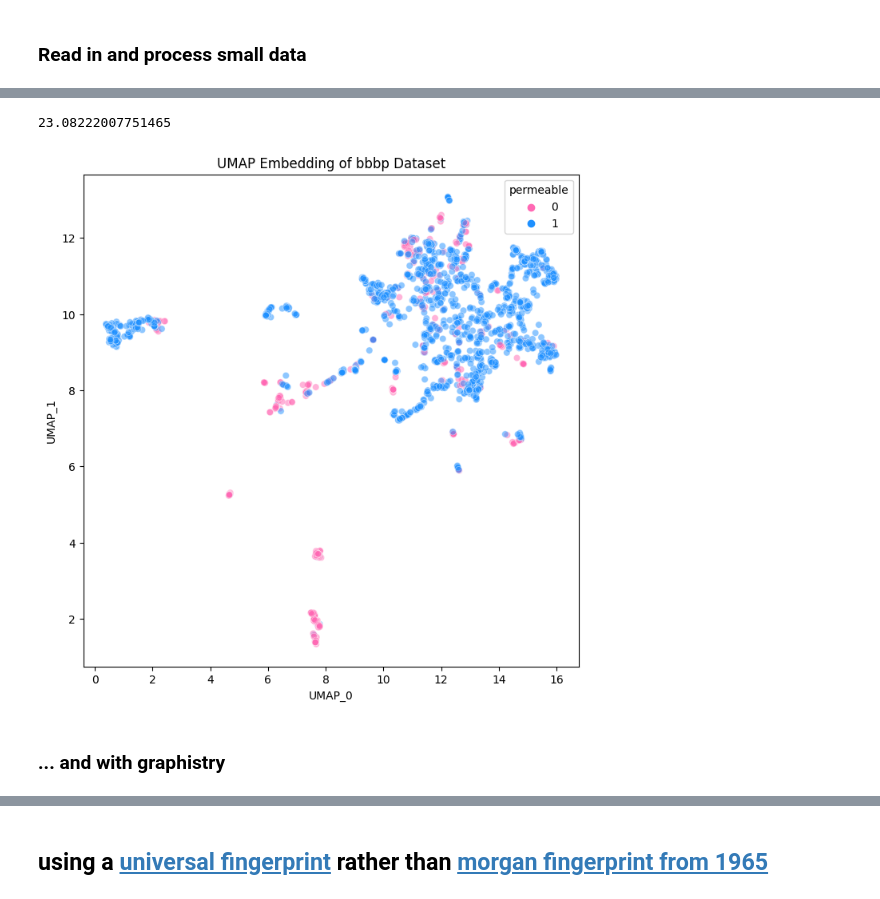
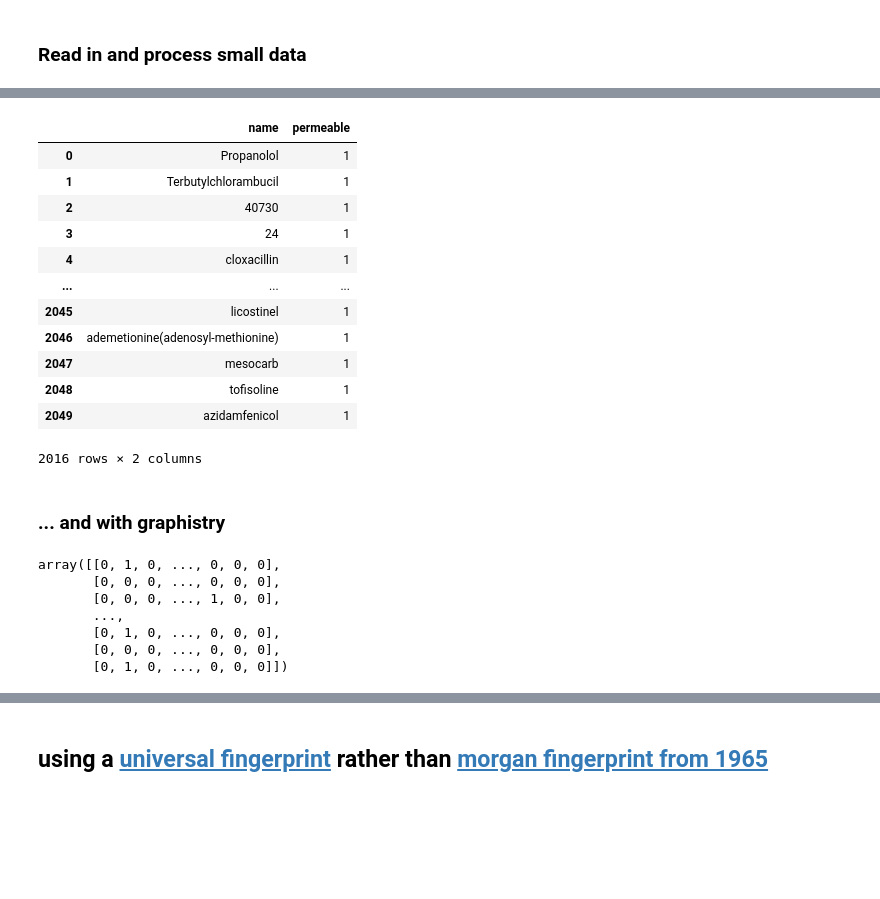
Before and after one commit to dcolinmorgan/grph, a Jupyter notebook: accelerating_chemical_mappings.ipynb, the cells around one changed output, grey strips where cells are left out. Cells and saved outputs as stored; diff of their text form; code cells hidden in the pictures; blank space fills up the shorter version.

```diff
--- a/accelerating_chemical_mappings.ipynb
+++ b/accelerating_chemical_mappings.ipynb
@@ -170,33 +168,54 @@ print(bbbp.shape)
 (2039, 3)
 # %%
-t=time()
-umap_model = umap.UMAP(metric = "jaccard",
-                      n_neighbors = 25,
-                      n_components = 2,
-                      low_memory = False,
-                      min_dist = 0.001)
-X_umap = umap_model.fit_transform(ecfp_descriptors)
-bbbp["UMAP_0"], bbbp["UMAP_1"] = X_umap[:,0], X_umap[:,1]
-print(time()-t)
-palette = sns.color_palette(["hotpink", "dodgerblue"])
-for method in ["UMAP"]:
-    plt.figure(figsize=(8,8))
-    sns.scatterplot(data=bbbp,
-                    x=f"{method}_0",
-                    y=f"{method}_1",
-                    hue="permeable",
-                    alpha=0.5,
-                    palette=palette)
-    plt.title(f"{method} Embedding of bbbp Dataset")
-    plt.show()
+# t=time()
+# umap_model = umap.UMAP(metric = "jaccard",
+#                       n_neighbors = 25,
+#                       n_components = 2,
+#                       low_memory = False,
+#                       min_dist = 0.001)
+# X_umap = umap_model.fit_transform(ecfp_descriptors)
+# bbbp["UMAP_0"], bbbp["UMAP_1"] = X_umap[:,0], X_umap[:,1]
+# print(time()-t)
+# palette = sns.color_palette(["hotpink", "dodgerblue"])
+# for method in ["UMAP"]:
+#     plt.figure(figsize=(8,8))
+#     sns.scatterplot(data=bbbp,
+#                     x=f"{method}_0",
+#                     y=f"{method}_1",
+#                     hue="permeable",
+#                     alpha=0.5,
+#                     palette=palette)
+#     plt.title(f"{method} Embedding of bbbp Dataset")
+#     plt.show()
-# %% [output]
-23.08222007751465
-[figure, removed]
 # %%
-3BBBP=bbbp[~bbbp.name.duplicated(keep='first')]
+BBBP=bbbp[~bbbp.name.duplicated(keep='first')]
 BBBP[['name','permeable']][BBBP.smiles.str.len()>3]#.reset_index(drop=True)
+# %% [output]
+|  | name | permeable |
+| 0 | Propanolol | 1 |
+| 1 | Terbutylchlorambucil | 1 |
+| 2 | 40730 | 1 |
+| 3 | 24 | 1 |
+| 4 | cloxacillin | 1 |
+| ... | ... | ... |
+| 2045 | licostinel | 1 |
+| 2046 | ademetionine(adenosyl-methionine) | 1 |
+| 2047 | mesocarb | 1 |
+| 2048 | tofisoline | 1 |
+| 2049 | azidamfenicol | 1 |
+2016 rows × 2 columns
 # %% [markdown]
 ### ... and with graphistry
+# %%
+ecfp_descriptors
+# %% [output]
+array([[0, 1, 0, ..., 0, 0, 0],
+       [0, 0, 0, ..., 0, 0, 0],
+       [0, 0, 0, ..., 1, 0, 0],
+       ...,
+       [0, 1, 0, ..., 0, 0, 0],
+       [0, 0, 0, ..., 0, 0, 0],
+       [0, 1, 0, ..., 0, 0, 0]])
 # %%
 BBBP=bbbp[~bbbp.name.duplicated(keep='first')]
 
```
Also changed, not shown: parts of 13 cells of this notebook.
